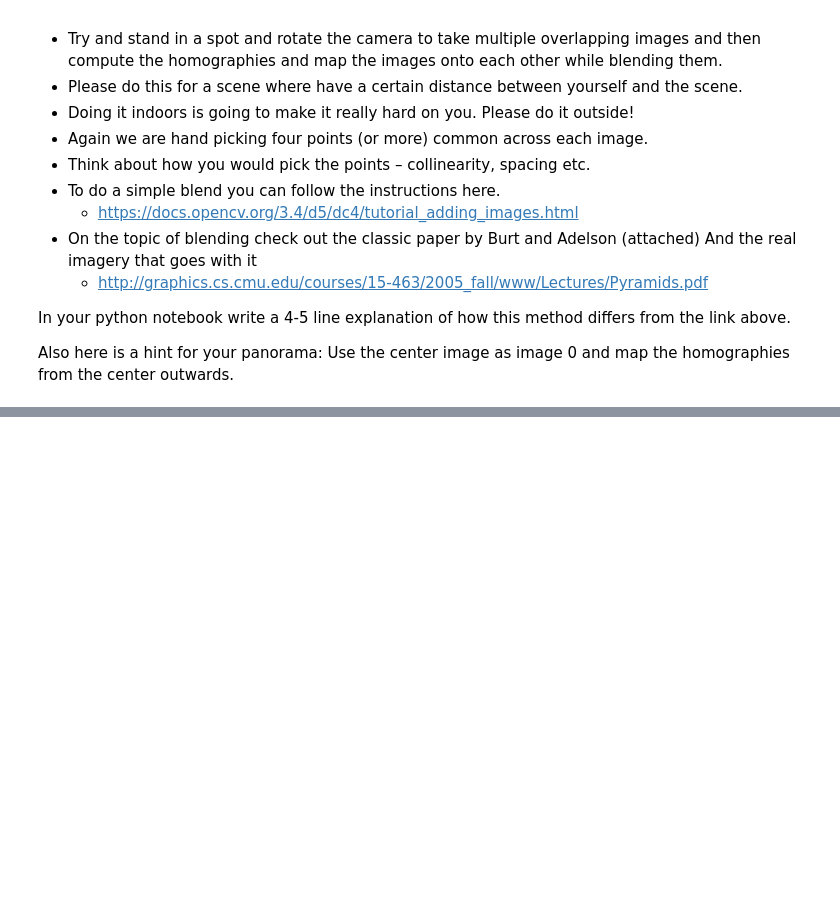
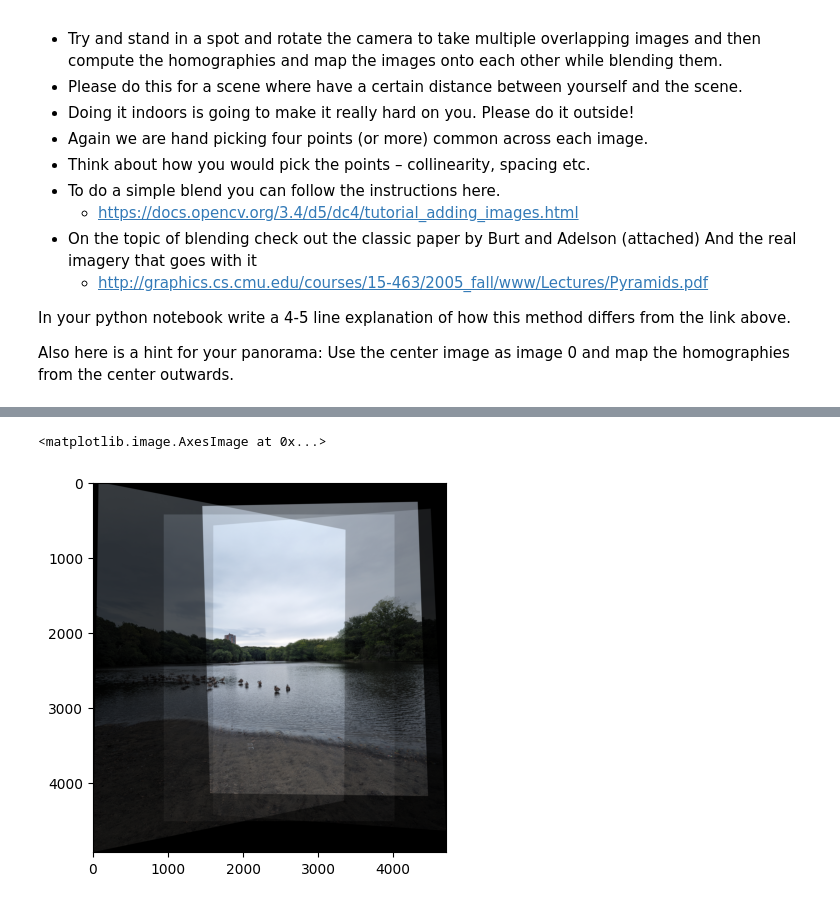
Before and after one commit to meuliano/AutonomousFieldRobotics, a Jupyter notebook: HW2/hw2_euliano.ipynb, the cells around one changed output, grey strips where cells are left out. Drawn from its saved outputs; the diff is of its cells as text; code cells hidden in the pictures; blank space fills up the shorter version.

```diff
--- a/HW2/hw2_euliano.ipynb
+++ b/HW2/hw2_euliano.ipynb
@@ -256,0 +370,26 @@ homographies from the center outwards.
+# %%
+# save images and corresponding selected points in arrays
+imgs = [img_r, img_l, img_rr, img_ll]
+pts = [pts_r, pts_l, pts_rr, pts_ll]
+
+# use center image as reference
+img_base = img_c
+c_pts = np.copy(pts_c)
+
+# stitch each image together and blend into a single panorama
+for i in range(len(imgs)-1):
+    # Get homography transformation matrix relative to center image
+    H = get_homography(pts[i], c_pts)
+
+    # Blend together images
+    StitchedImage, pts_pix_correction = stitch_images(img_base, imgs[i], H)
+
+    # Compute adjusted center pixel coordinates based on frame change
+    c_pts += pts_pix_correction
+    img_base = StitchedImage.copy()
+
+
+plt.imshow(img_base)
+# %% [output]
+<matplotlib.image.AxesImage at 0x...>
+[figure, added]
```
Also changed, not shown: parts of 12 cells of this notebook, 5 other files.
